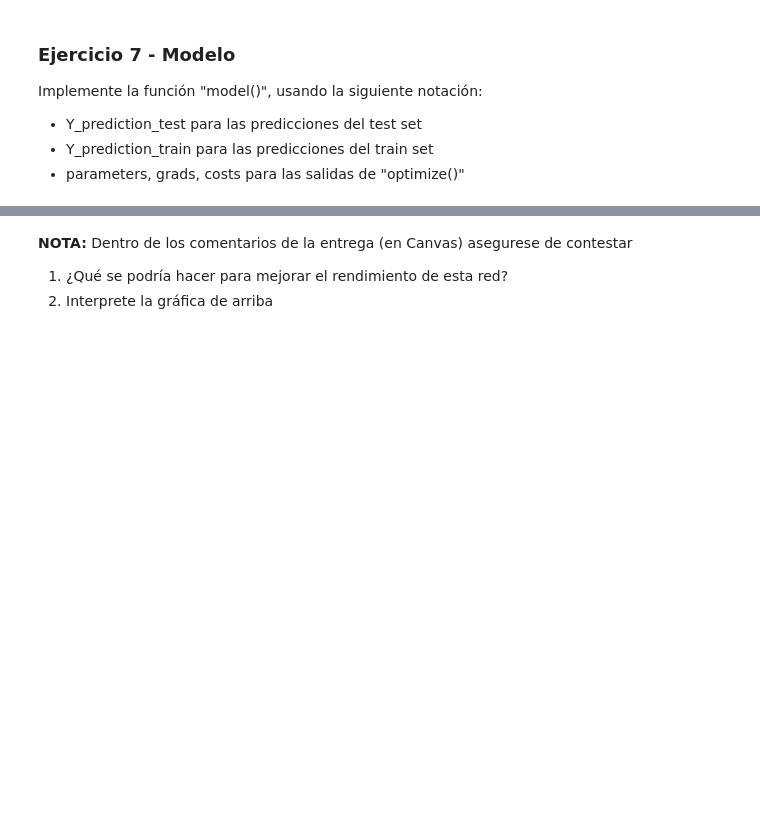
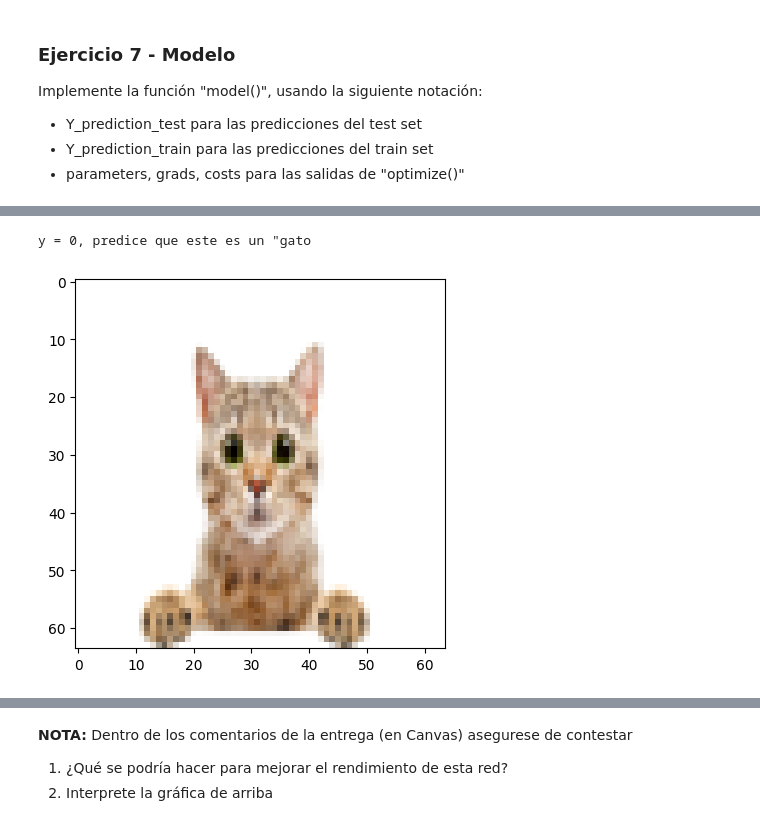
Before and after one commit to XaviAlvarado18/Deep_Learning-Lab01, a Jupyter notebook: lab1.ipynb, the cells around one changed output, grey strips where cells are left out. Saved outputs shown, nothing was run; the diff lists cells and outputs as text; code cells hidden in the pictures; blank space fills up the shorter version.

```diff
--- a/lab1.ipynb
+++ b/lab1.ipynb
@@ -639,8 +663,11 @@ logistic_regression_model = model(train_set_x, train_labels, test_set_x, test_la
 # %%
 # Example of a picture that was wrongly classified.
-index = 1
+index = 5
 plt.imshow(test_set_x[:, index].reshape((num_px, num_px, 3)))
 print ("y = " + str(test_labels[0,index]) + ", predice que este es un \"" + 'gato' if int(logistic_regression_model['Y_prediction_test'][0,index])==0 else 'perro' +  "\" picture.")
+# %% [output]
+y = 0, predice que este es un "gato
+[figure, added]
 # %%
 # Plot learning curve (with costs)
 costs = np.squeeze(logistic_regression_model['costs'])
```
Also changed, not shown: parts of 5 cells of this notebook.
